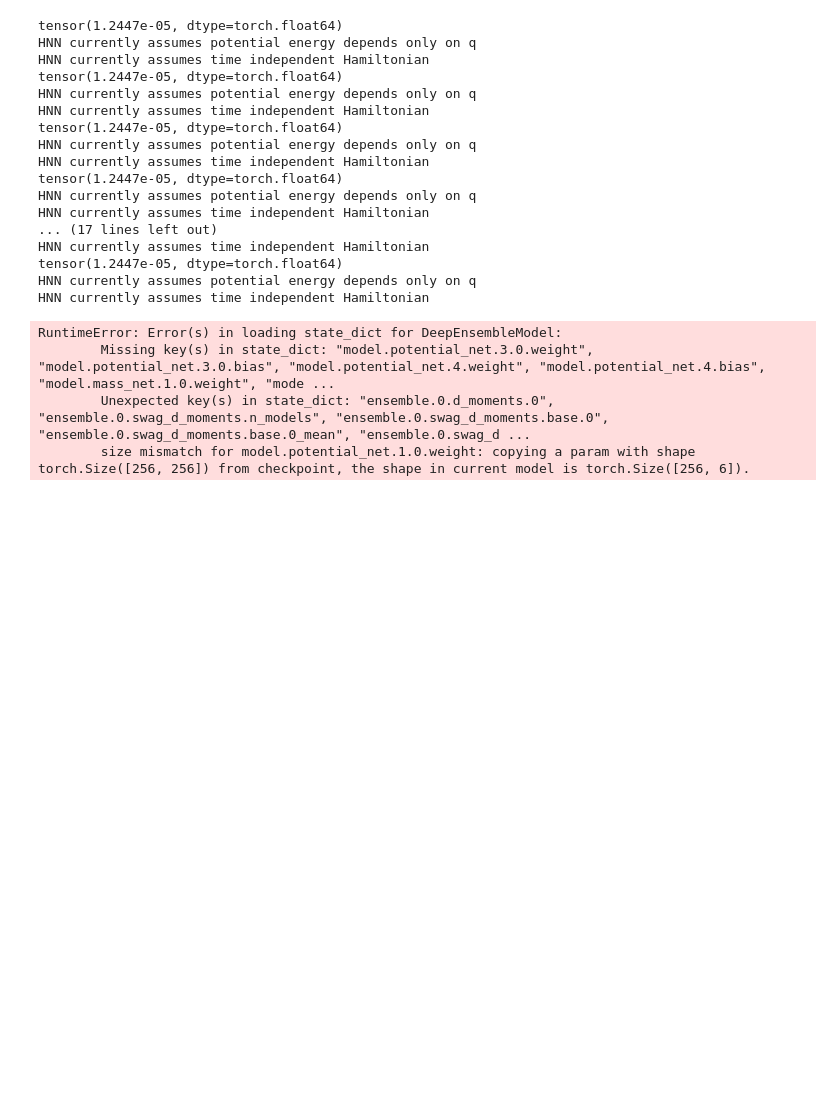
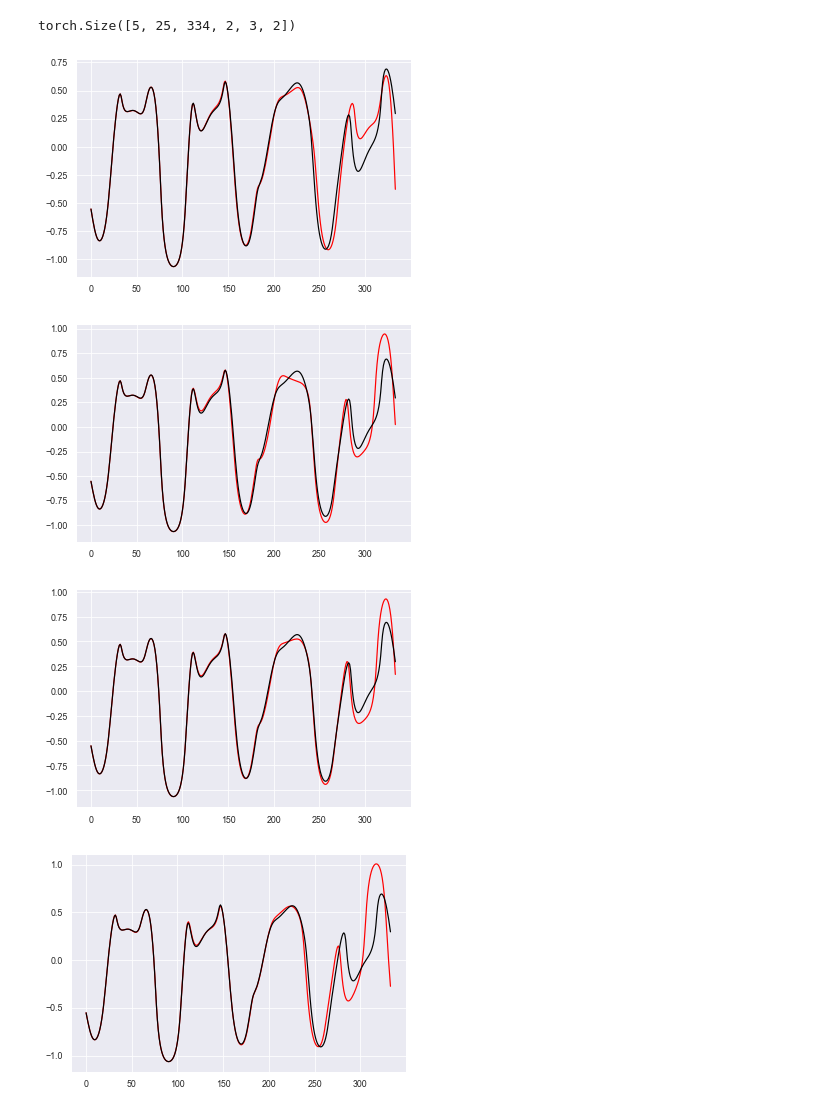
Before and after one commit to ngruver/physics-uncertainty, a Jupyter notebook: notebooks/functional-diversity.ipynb, the cells around one changed output. Drawn from its saved outputs; the diff is of its cells as text; code cells hidden in the pictures; blank space fills up the shorter version.

```diff
--- a/notebooks/functional-diversity.ipynb
+++ b/notebooks/functional-diversity.ipynb
@@ -15,13 +15,13 @@ import os
 dump_dir = os.path.abspath('../.log')
 
 def parse_dump(dump):
-#     ts = dump.get('ts')
+    ts = dump.get('ts')
 #     z0_orig = dump.get('z0_orig')
     true_zt = dump.get('true_zt')
 #     true_zt_chaos = dump.get('true_zt_chaos')
     pred_zt = dump.get('pred_zt')
 
-    return true_zt, pred_zt
+    return ts, true_zt, pred_zt
 
 def download_runs_sweep(run_ids):
     api = wandb.Api()
@@ -46,42 +46,48 @@ def download_runs_sweep(run_ids):
 # %%
 import os
 import sys
+import copy
 from pprint import pprint
 
 module_path = os.path.abspath(os.path.join('..'))
 if module_path not in sys.path:
     sys.path.append(module_path)
 
+from src.models import CHNN
+from src.systems.chain_pendulum import ChainPendulum
 from src.train.ensemble_trainer import DeepEnsembleTrainer
 
 de_run_id = ["1axj7lqk"]
 
-for _, cfg, model_dict, (true_zt, pred_zt) in download_runs_sweep(de_run_id):
+for _, cfg, model_dict, (ts, true_zt, pred_zt) in download_runs_sweep(de_run_id):
     pass
 
 os.environ['DATADIR'] = "/Users/nategruver/Desktop/"
 cfg.pop('uq_type')
-de_model = DeepEnsembleTrainer(**cfg).model
-de_model.load_state_dict(model_dict)
+
+body = ChainPendulum(cfg.get('num_bodies', 3))
+trainer = DeepEnsembleTrainer(**cfg, network=CHNN, body=body)
+trainer.train(2)
+
+trainer.model.load_state_dict(model_dict)
-# %% [output]
-tensor(1.2447e-05, dtype=torch.float64)
-HNN currently assumes potential energy depends only on q
-HNN currently assumes time independent Hamiltonian
-tensor(1.2447e-05, dtype=torch.float64)
-HNN currently assumes potential energy depends only on q
-HNN currently assumes time independent Hamiltonian
-tensor(1.2447e-05, dtype=torch.float64)
-HNN currently assumes potential energy depends only on q
-HNN currently assumes time independent Hamiltonian
-tensor(1.2447e-05, dtype=torch.float64)
-HNN currently assumes potential energy depends only on q
-HNN currently assumes time independent Hamiltonian
-... (17 lines left out)
-HNN currently assumes time independent Hamiltonian
-tensor(1.2447e-05, dtype=torch.float64)
-HNN currently assumes potential energy depends only on q
-HNN currently assumes time independent Hamiltonian
-RuntimeError: Error(s) in loading state_dict for DeepEnsembleModel:
-        Missing key(s) in state_dict: "model.potential_net.3.0.weight", "model.potential_net.3.0.bias", "model.potential_net.4.weight", "model.potential_net.4.bias", "model.mass_net.1.0.weight", "mode ...
-        Unexpected key(s) in state_dict: "ensemble.0.d_moments.0", "ensemble.0.swag_d_moments.n_models", "ensemble.0.swag_d_moments.base.0", "ensemble.0.swag_d_moments.base.0_mean", "ensemble.0.swag_d ...
-        size mismatch for model.potential_net.1.0.weight: copying a param with shape torch.Size([256, 256]) from checkpoint, the shape in current model is torch.Size([256, 6]).
+# %%
+preds = trainer.model(true_zt[:,0], ts)
+# %%
+print(preds.size())
+# %% [output]
+torch.Size([5, 25, 334, 2, 3, 2])
+# %%
+num_models, num_init, T = preds.shape[:3]
+for i in range(1):
+    for j in range(num_models):
+        y_pred = preds[j, i, :, 0, 0, 0]
+        y_gt = true_zt[i, :, 0, 0, 0]
+        plt.plot(range(T), y_pred, color='red')
+        plt.plot(range(T), y_gt, color='black')
+        plt.show()
+        plt.close()
+# %% [output]
+[figure, added]
+[figure, added]
+[figure, added]
+[figure, added]
```
Also changed, not shown: parts of 2 cells of this notebook.
